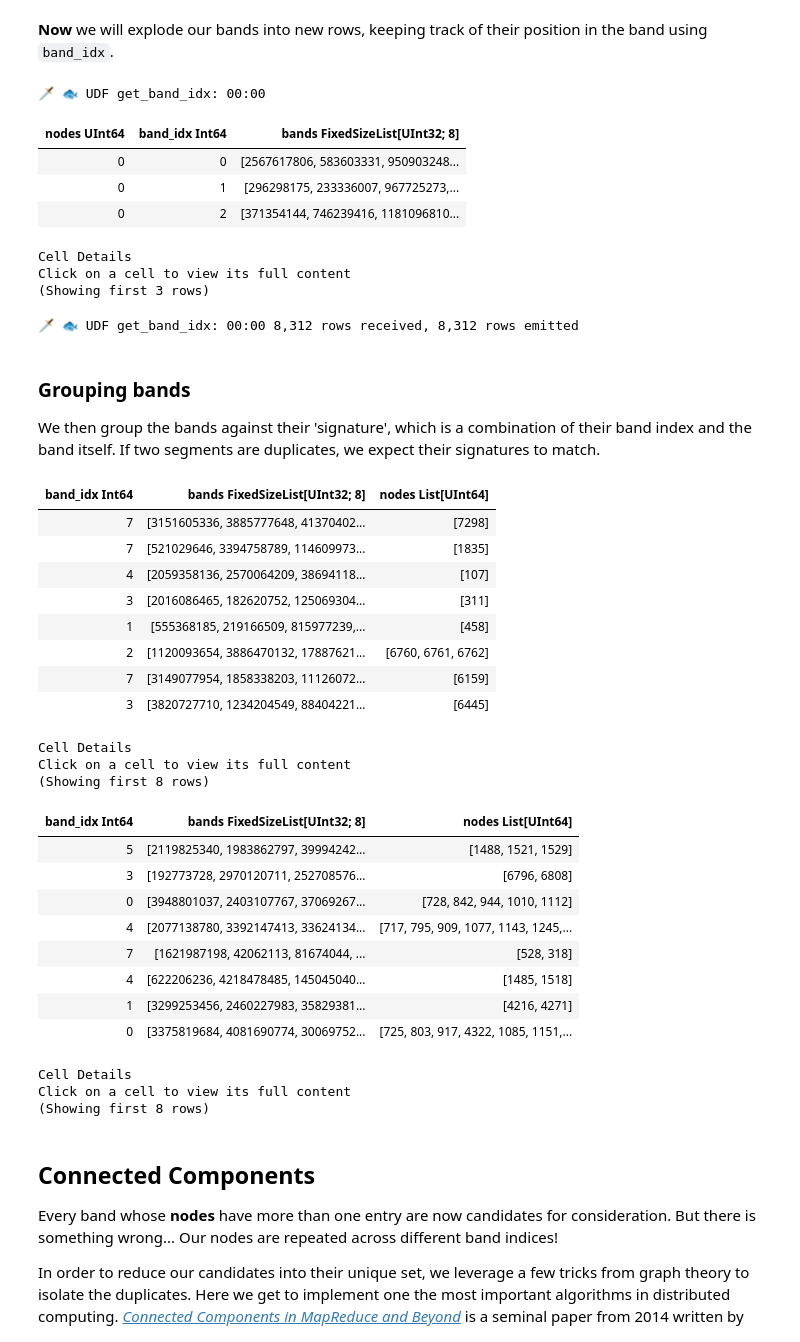
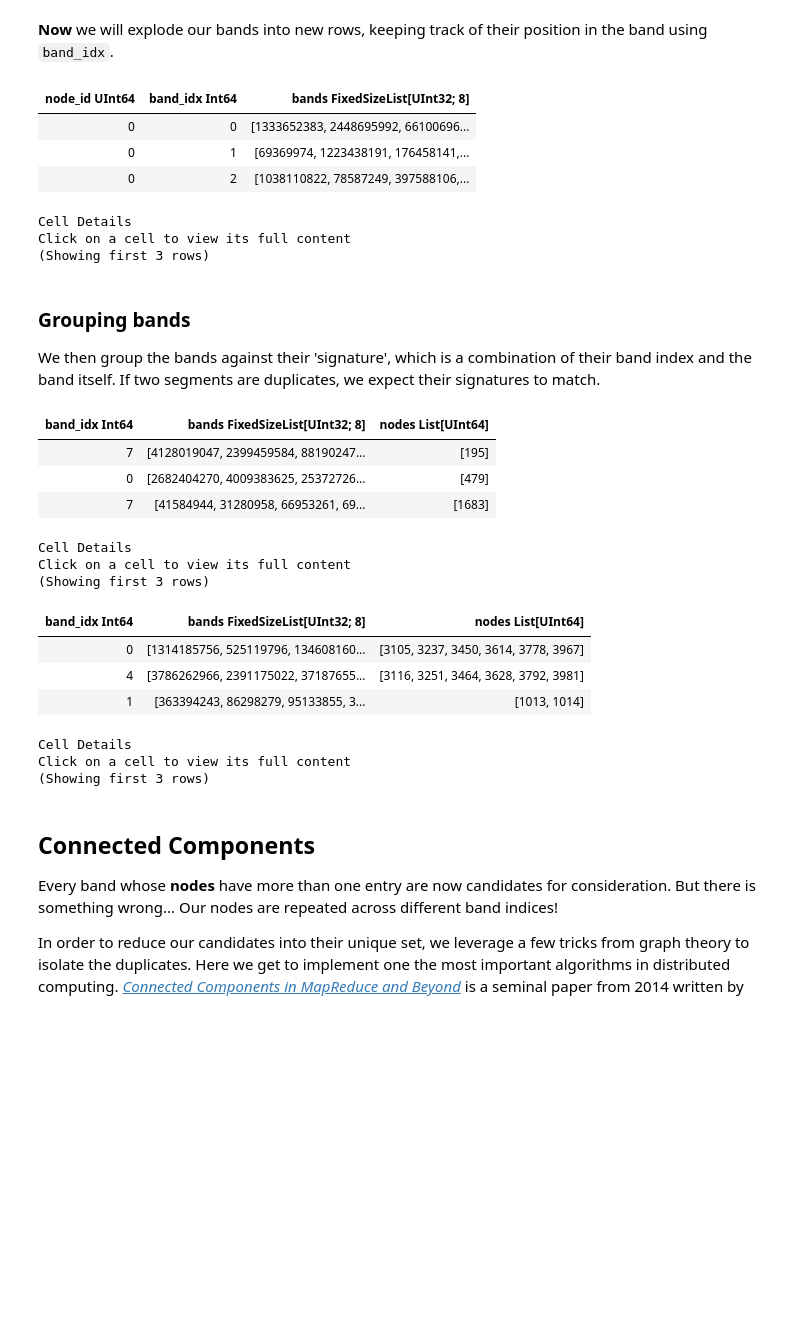
Before and after one commit to everettVT/daft-minhash-dedupe, a Jupyter notebook: workload/minhash_dedupe_common_crawl.ipynb, the cells around one changed output. Cells and saved outputs as stored; diff of their text form; code cells hidden in the pictures; blank space fills up the shorter version.

```diff
--- a/workload/minhash_dedupe_common_crawl.ipynb
+++ b/workload/minhash_dedupe_common_crawl.ipynb
@@ -308,3 +311,6 @@ assert B * R == K
+# %%
+df_minhash = df_minhash.with_column("node_id", monotonically_increasing_id())
+id_map = df_minhash.select(index_col, "node_id").distinct()
 # %% [markdown]
 ### Band Generation
 
@@ -338,17 +344,15 @@ df_bands_exploded = (
     .with_column("band_idx", get_band_idx(col("bands"), B))
     .explode("bands", "band_idx")
 )
-df_bands_exploded.select("nodes", "band_idx", "bands").show(3)
+df_bands_exploded.select("node_id", "band_idx", "bands").show(3)
 # %% [output]
+| node_id UInt64 | band_idx Int64 | bands FixedSizeList[UInt32; 8] |
+| 0 | 0 | [1333652383, 2448695992, 66100696... |
+| 0 | 1 | [69369974, 1223438191, 176458141,... |
+| 0 | 2 | [1038110822, 78587249, 397588106,... |
-🗡️ 🐟 UDF get_band_idx: 00:00
+Cell Details
+Click on a cell to view its full content
+(Showing first 3 rows)
-| nodes UInt64 | band_idx Int64 | bands FixedSizeList[UInt32; 8] |
-| 0 | 0 | [2567617806, 583603331, 950903248... |
-| 0 | 1 | [296298175, 233336007, 967725273,... |
-| 0 | 2 | [371354144, 746239416, 1181096810... |
-Cell Details
-Click on a cell to view its full content
-(Showing first 3 rows)
-🗡️ 🐟 UDF get_band_idx: 00:00 8,312 rows received, 8,312 rows emitted
 # %% [markdown]
 ### Grouping bands
 We then group the bands against their 'signature', which is a combination of their band index and the band itself. If two segments are duplicates, we expect their signatures to match.
@@ -357,38 +361,28 @@ We then group the bands against their 'signature', which is a combination of the
 df_grouped = (
     df_bands_exploded
     .groupby(col("band_idx"), col("bands"))
-    .agg(col("nodes").agg_list())
+    .agg(col("node_id").agg_list().alias("nodes"))
 )
-df_grouped.select("band_idx", "bands", "nodes").show()
+df_grouped.select("band_idx", "bands", "nodes").show(3)
 # %% [output]
 | band_idx Int64 | bands FixedSizeList[UInt32; 8] | nodes List[UInt64] |
-| 7 | [3151605336, 3885777648, 41370402... | [7298] |
-| 7 | [521029646, 3394758789, 114609973... | [1835] |
-| 4 | [2059358136, 2570064209, 38694118... | [107] |
-| 3 | [2016086465, 182620752, 125069304... | [311] |
-| 1 | [555368185, 219166509, 815977239,... | [458] |
-| 2 | [1120093654, 3886470132, 17887621... | [6760, 6761, 6762] |
-| 7 | [3149077954, 1858338203, 11126072... | [6159] |
-| 3 | [3820727710, 1234204549, 88404221... | [6445] |
+| 7 | [4128019047, 2399459584, 88190247... | [195] |
+| 0 | [2682404270, 4009383625, 25372726... | [479] |
+| 7 | [41584944, 31280958, 66953261, 69... | [1683] |
 Cell Details
 Click on a cell to view its full content
-(Showing first 8 rows)
+(Showing first 3 rows)
 # %%
 # Inspecting bands with multiple nodes
-df_grouped.where(col("nodes").list.length() > 1).select("band_idx", "bands", "nodes").show()
+df_grouped.where(col("nodes").list.length() > 1).select("band_idx", "bands", "nodes").show(3)
 # %% [output]
 | band_idx Int64 | bands FixedSizeList[UInt32; 8] | nodes List[UInt64] |
-| 5 | [2119825340, 1983862797, 39994242... | [1488, 1521, 1529] |
-| 3 | [192773728, 2970120711, 252708576... | [6796, 6808] |
-| 0 | [3948801037, 2403107767, 37069267... | [728, 842, 944, 1010, 1112] |
-| 4 | [2077138780, 3392147413, 33624134... | [717, 795, 909, 1077, 1143, 1245,... |
-| 7 | [1621987198, 42062113, 81674044, ... | [528, 318] |
-| 4 | [622206236, 4218478485, 145045040... | [1485, 1518] |
-| 1 | [3299253456, 2460227983, 35829381... | [4216, 4271] |
-| 0 | [3375819684, 4081690774, 30069752... | [725, 803, 917, 4322, 1085, 1151,... |
+| 0 | [1314185756, 525119796, 134608160... | [3105, 3237, 3450, 3614, 3778, 3967] |
+| 4 | [3786262966, 2391175022, 37187655... | [3116, 3251, 3464, 3628, 3792, 3981] |
+| 1 | [363394243, 86298279, 95133855, 3... | [1013, 1014] |
 Cell Details
 Click on a cell to view its full content
-(Showing first 8 rows)
+(Showing first 3 rows)
 # %% [markdown]
 ## Connected Components
 Every band whose **nodes** have more than one entry are now candidates for consideration. But there is something wrong... Our nodes are repeated across different band indices!
```
Also changed, not shown: parts of 6 cells of this notebook, 3 other files.
